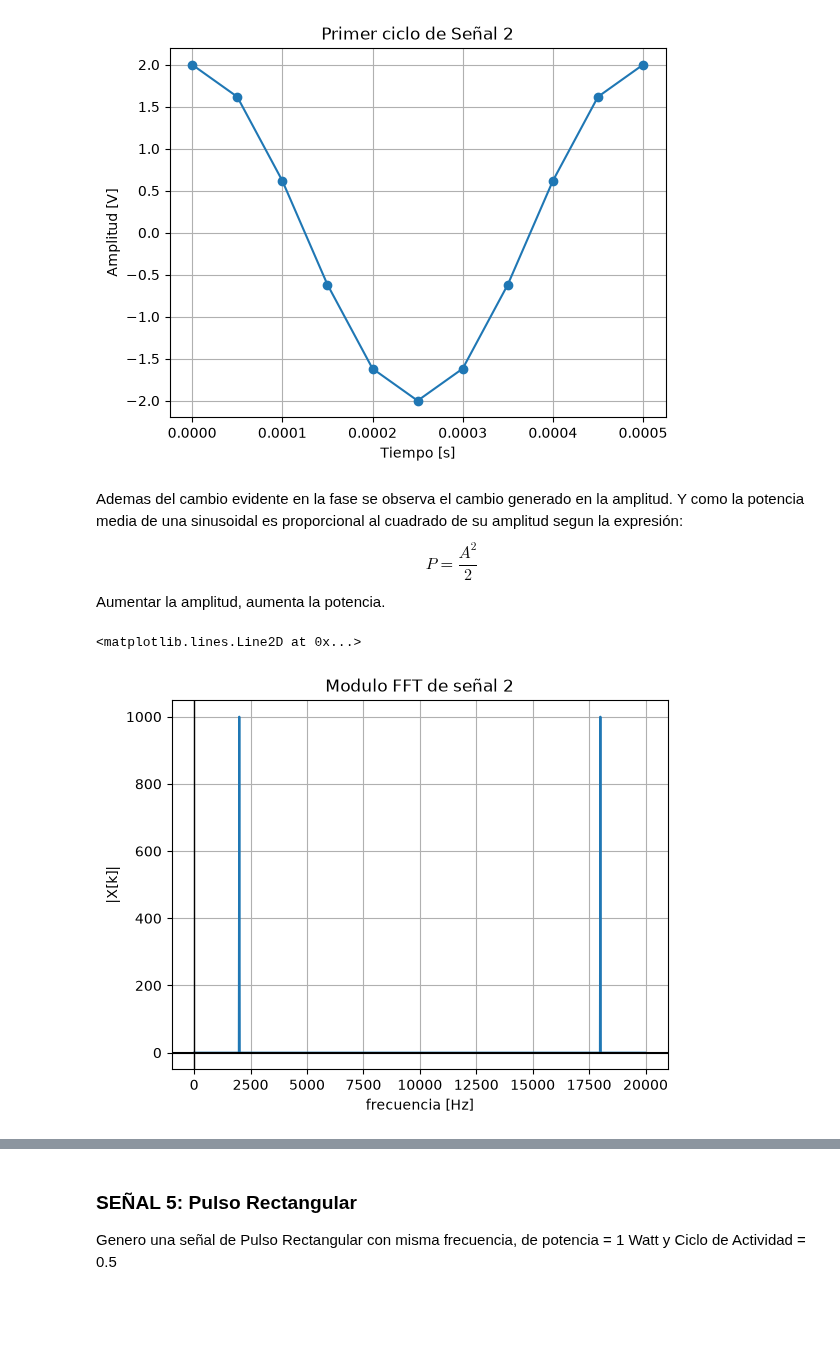
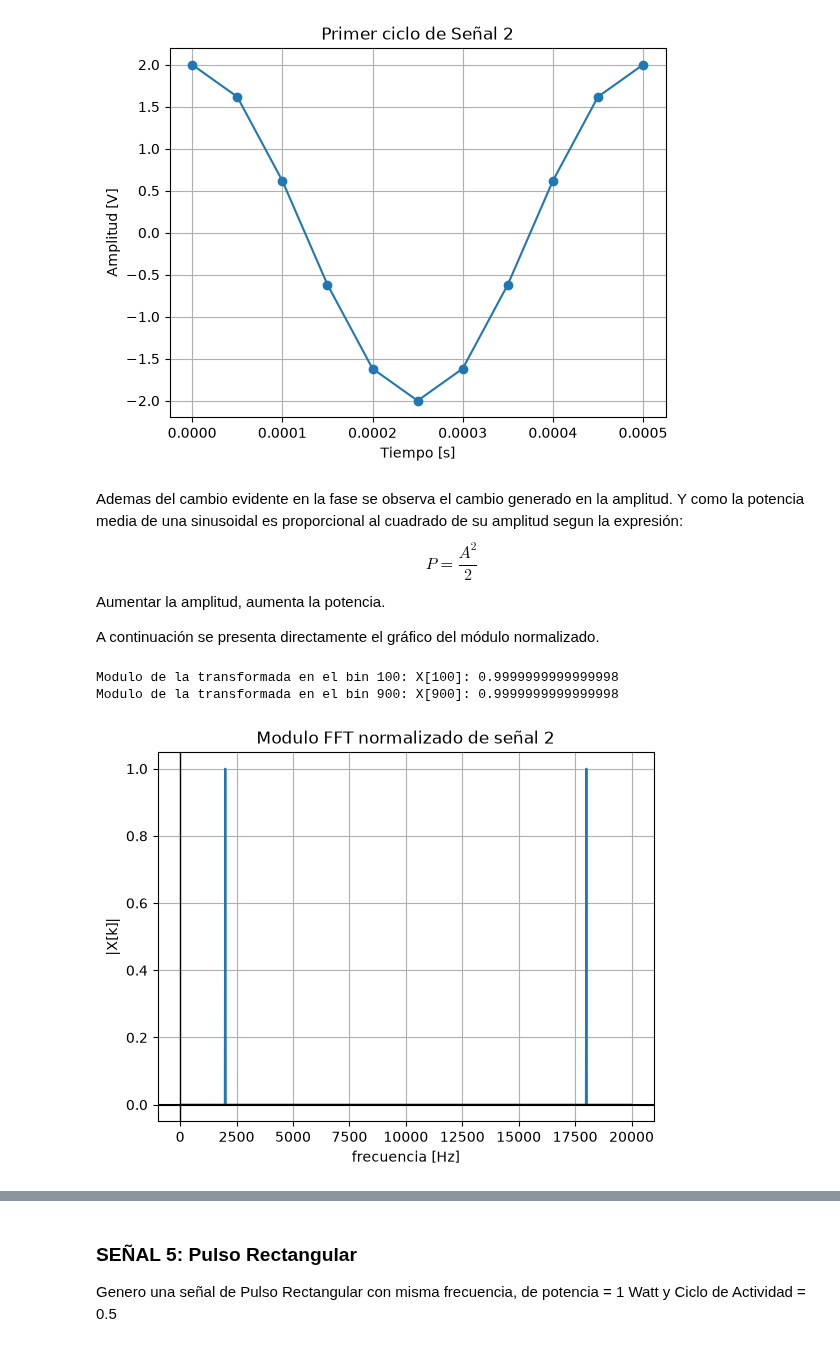
Before and after one commit to GConstenlaP/AyPS, a Jupyter notebook: TS1/TS1.ipynb, the cells around one changed output, grey strips where cells are left out. Cells and saved outputs as stored; diff of their text form; code cells hidden in the pictures; blank space fills up the shorter version.

```diff
--- a/TS1/TS1.ipynb
+++ b/TS1/TS1.ipynb
@@ -147,25 +252,30 @@ $$
 P = \frac{A^2}{2}
 $$
 Aumentar la amplitud, aumenta la potencia.
+
+A continuación se presenta directamente el gráfico del módulo normalizado.
 # %%
 fft_2= scipy.fft.fft(xx2)
 
 modulo_2 = np.abs(fft_2)
 
 frecuencias2 = np.arange(N) * delta_f
 
+modulo_2_norm =  modulo_2/N
 
-plt.figure(4)
-plt.plot(frecuencias2,modulo_2)
-plt.title("Modulo FFT de señal 2")
+plt.figure(100)
+plt.plot(frecuencias,modulo_2_norm)
+plt.title("Modulo FFT normalizado de señal 2")
 plt.ylabel("|X[k]|")
 plt.xlabel("frecuencia [Hz]")
 plt.grid()
 plt.axhline(0,color="black")
 plt.axvline(0,color="black",linewidth=1)
+print("Modulo de la transformada en el bin 100: X[100]:", modulo_2_norm[100],"\nModulo de la transformada en el bin 900: X[900]:", modulo_2_norm[900])
 # %% [output]
-<matplotlib.lines.Line2D at 0x...>
+Modulo de la transformada en el bin 100: X[100]: 0.9999999999999998
+Modulo de la transformada en el bin 900: X[900]: 0.9999999999999998
-[figure, old version]
+[figure, new version]
 # %% [markdown]
 Aca se puede ver que el cambio de la potencia no tuvo influencia en la frecuencia donde figuran los picos, pero según lo esperado si se ve un cambio en la magnitud y los picos de la FFT aumentan.
 Como la frecuencia no cambió, el espectro tiene picos exactamente en los mismos lugares: 2000hz y 18000hz.
```
Also changed, not shown: parts of 24 cells of this notebook.
